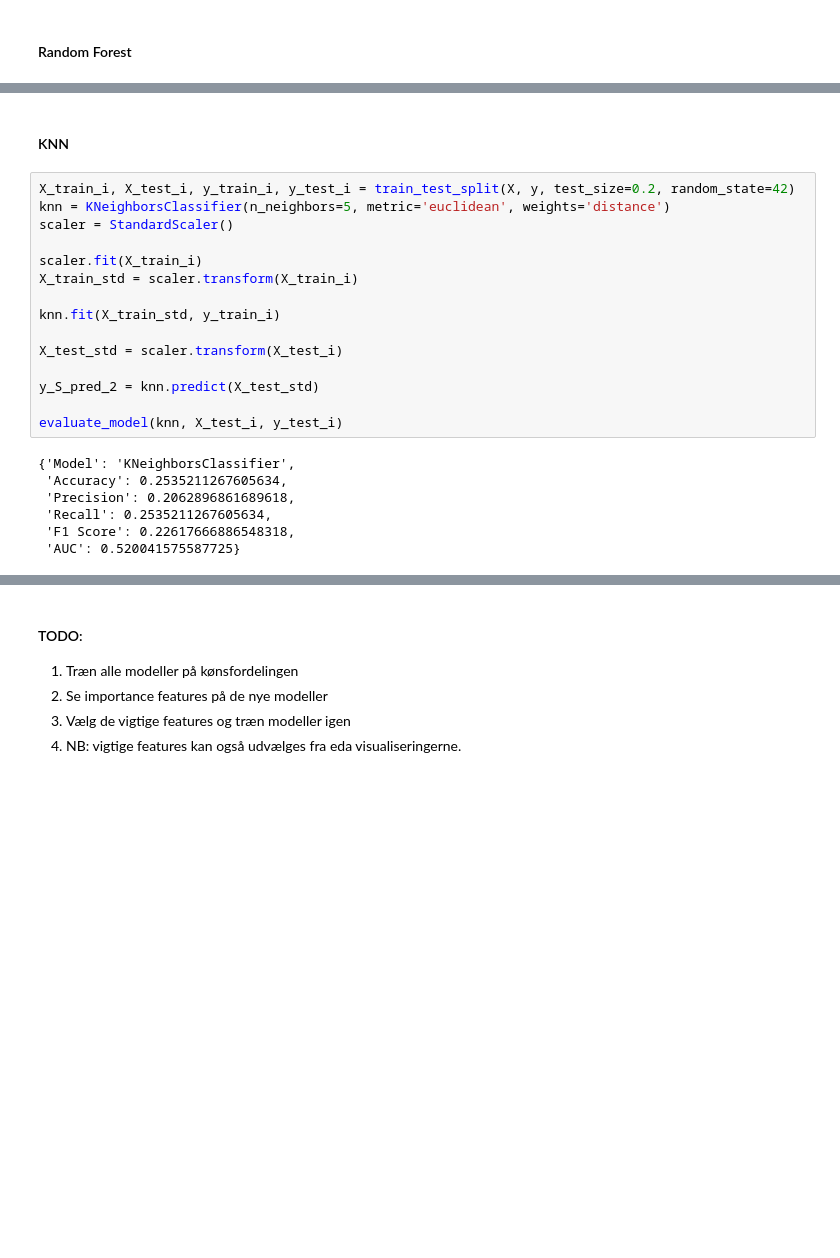
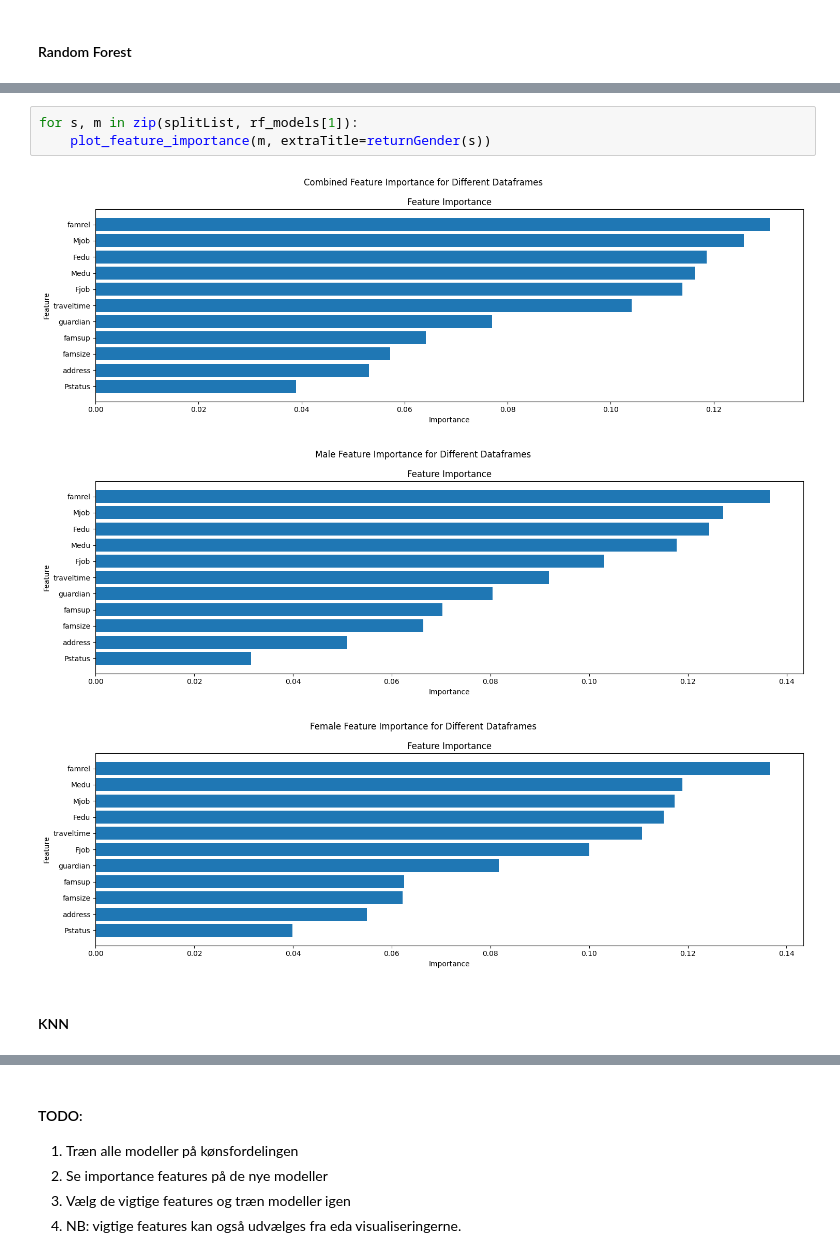
Before and after one commit to Alaa0129/datamining, a Jupyter notebook: Assignment 2/Modelling.ipynb, the cells around one changed output, grey strips where cells are left out. Drawn from its saved outputs; the diff is of its cells as text; blank space fills up the shorter version.

```diff
--- a/Assignment 2/Modelling.ipynb
+++ b/Assignment 2/Modelling.ipynb
@@ -168,24 +240,9 @@ plot_feature_importance(rf.feature_importances_)
+# %%
+for s, m in zip(splitList, rf_models[1]):
+    plot_feature_importance(m, extraTitle=returnGender(s))
+# %% [output]
+[figure, added]
+[figure, added]
+[figure, added]
 # %% [markdown]
 #### KNN
-# %%
-X_train_i, X_test_i, y_train_i, y_test_i = train_test_split(X, y, test_size=0.2, random_state=42)
-knn = KNeighborsClassifier(n_neighbors=5, metric='euclidean', weights='distance')
-scaler = StandardScaler()
-
-scaler.fit(X_train_i)
-X_train_std = scaler.transform(X_train_i)
-
-knn.fit(X_train_std, y_train_i)
-
-X_test_std = scaler.transform(X_test_i)
-
-y_S_pred_2 = knn.predict(X_test_std)
-
-evaluate_model(knn, X_test_i, y_test_i)
-# %% [output]
-{'Model': 'KNeighborsClassifier',
- 'Accuracy': 0.2535211267605634,
- 'Precision': 0.2062896861689618,
- 'Recall': 0.2535211267605634,
- 'F1 Score': 0.22617666886548318,
- 'AUC': 0.520041575587725}
```
Also changed, not shown: parts of 35 cells of this notebook.
